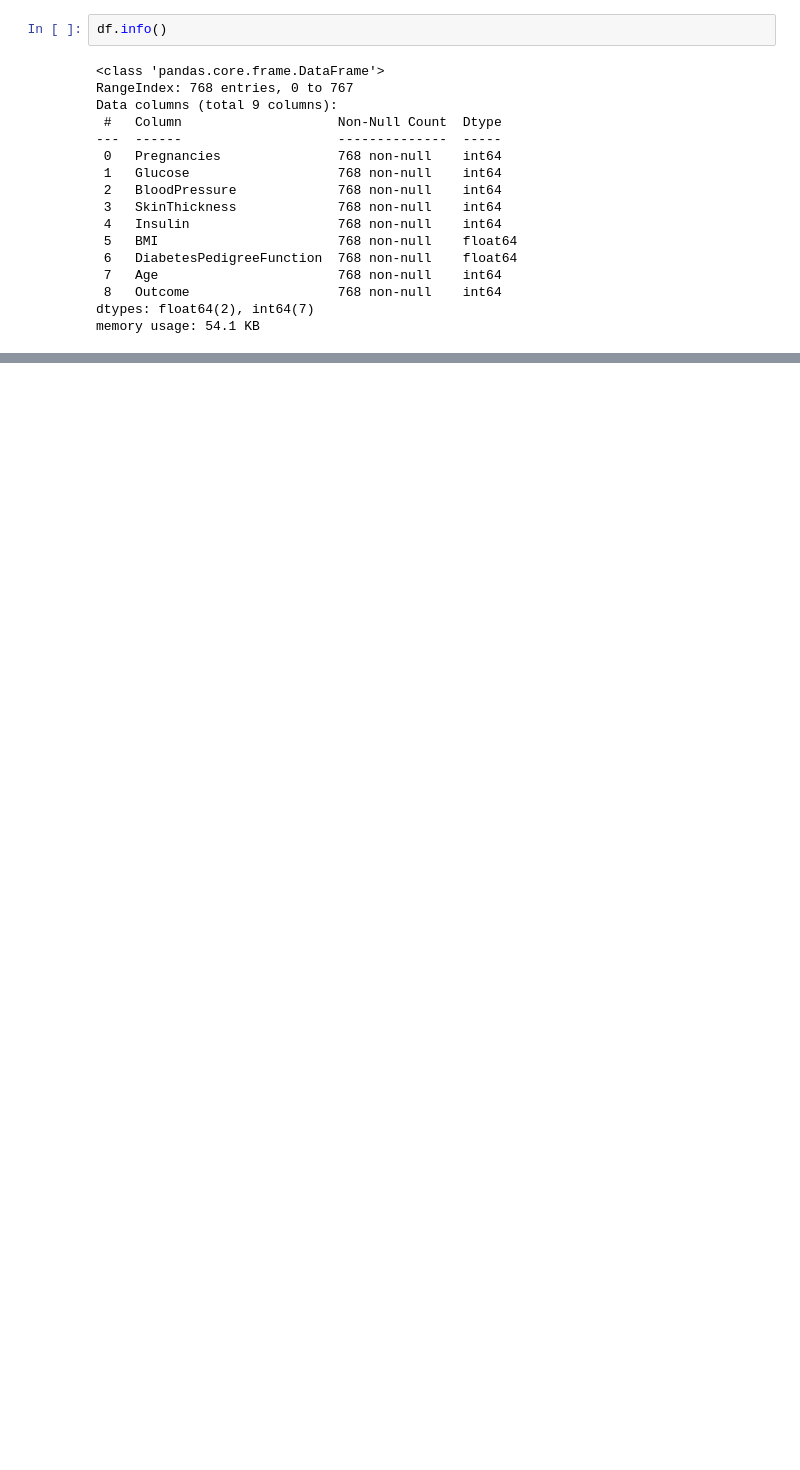
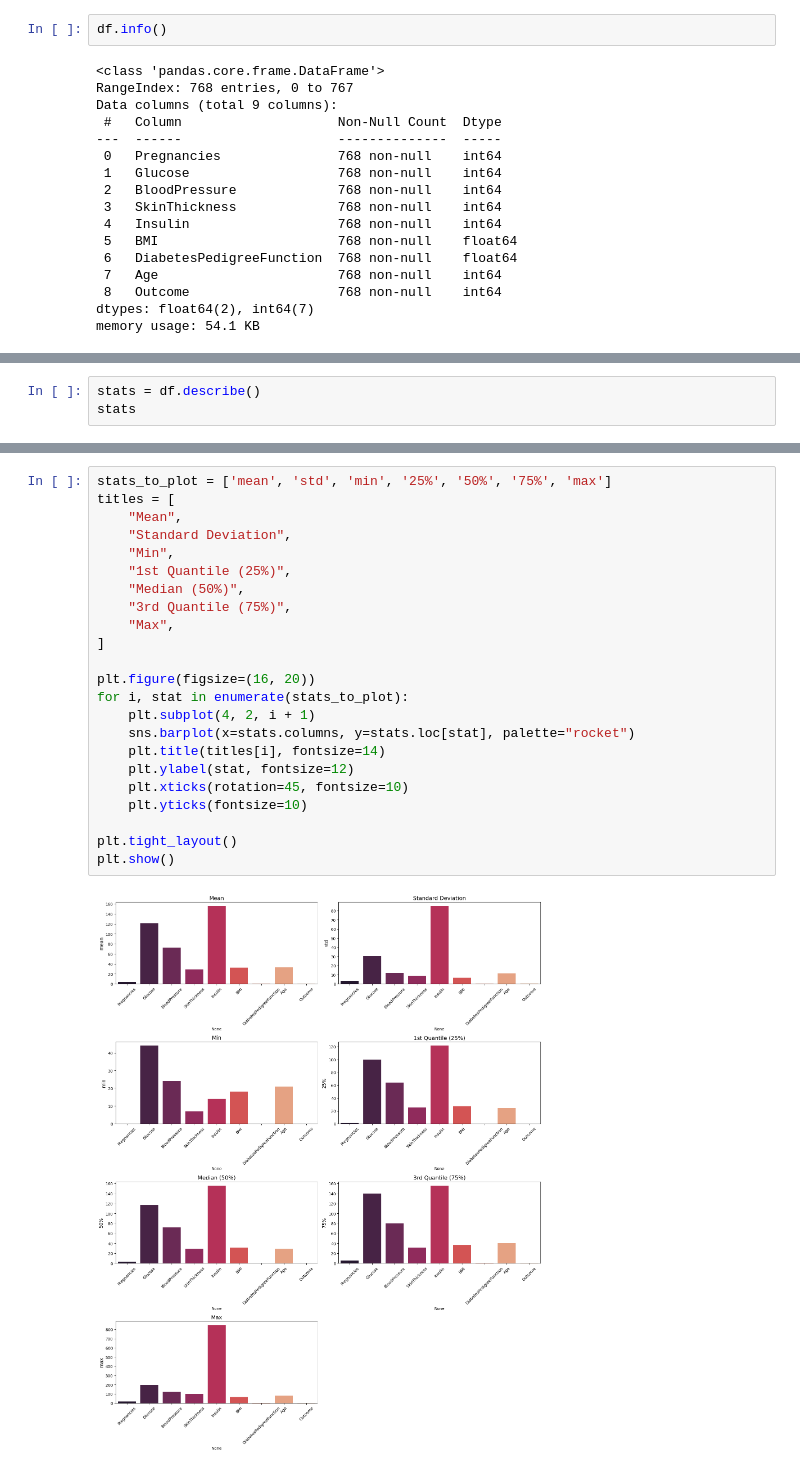
Before and after one commit to 7Kseniya/AI_Systems, a Jupyter notebook: ml_intro/lab6/logistic_regression.ipynb, the cells around one changed output, grey strips where cells are left out. Cells and saved outputs as stored; diff of their text form; blank space fills up the shorter version.

```diff
--- a/ml_intro/lab6/logistic_regression.ipynb
+++ b/ml_intro/lab6/logistic_regression.ipynb
@@ -77,0 +95,3 @@ df.describe()
+# %%
+stats = df.describe()
+stats
@@ -77,0 +116,25 @@ df.describe()
+# %%
+stats_to_plot = ['mean', 'std', 'min', '25%', '50%', '75%', 'max']
+titles = [
+    "Mean",
+    "Standard Deviation",
+    "Min",
+    "1st Quantile (25%)",
+    "Median (50%)",
+    "3rd Quantile (75%)",
+    "Max",
+]
+
+plt.figure(figsize=(16, 20))
+for i, stat in enumerate(stats_to_plot):
+    plt.subplot(4, 2, i + 1)
+    sns.barplot(x=stats.columns, y=stats.loc[stat], palette="rocket")
+    plt.title(titles[i], fontsize=14)
+    plt.ylabel(stat, fontsize=12)
+    plt.xticks(rotation=45, fontsize=10)
+    plt.yticks(fontsize=10)
+
+plt.tight_layout()
+plt.show()
+# %% [output]
+[figure, added]
```
Also changed, not shown: parts of 23 cells of this notebook.
